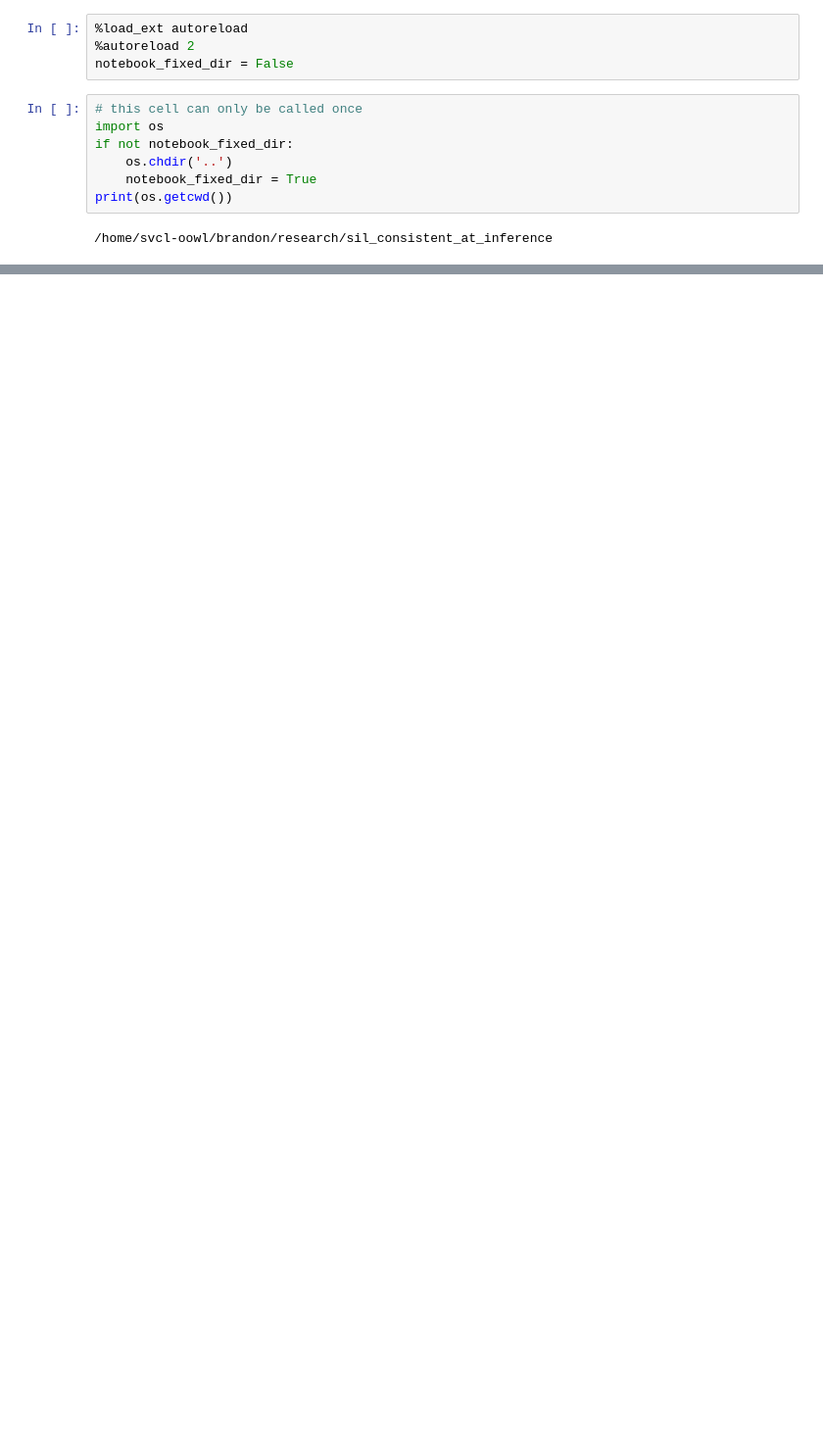
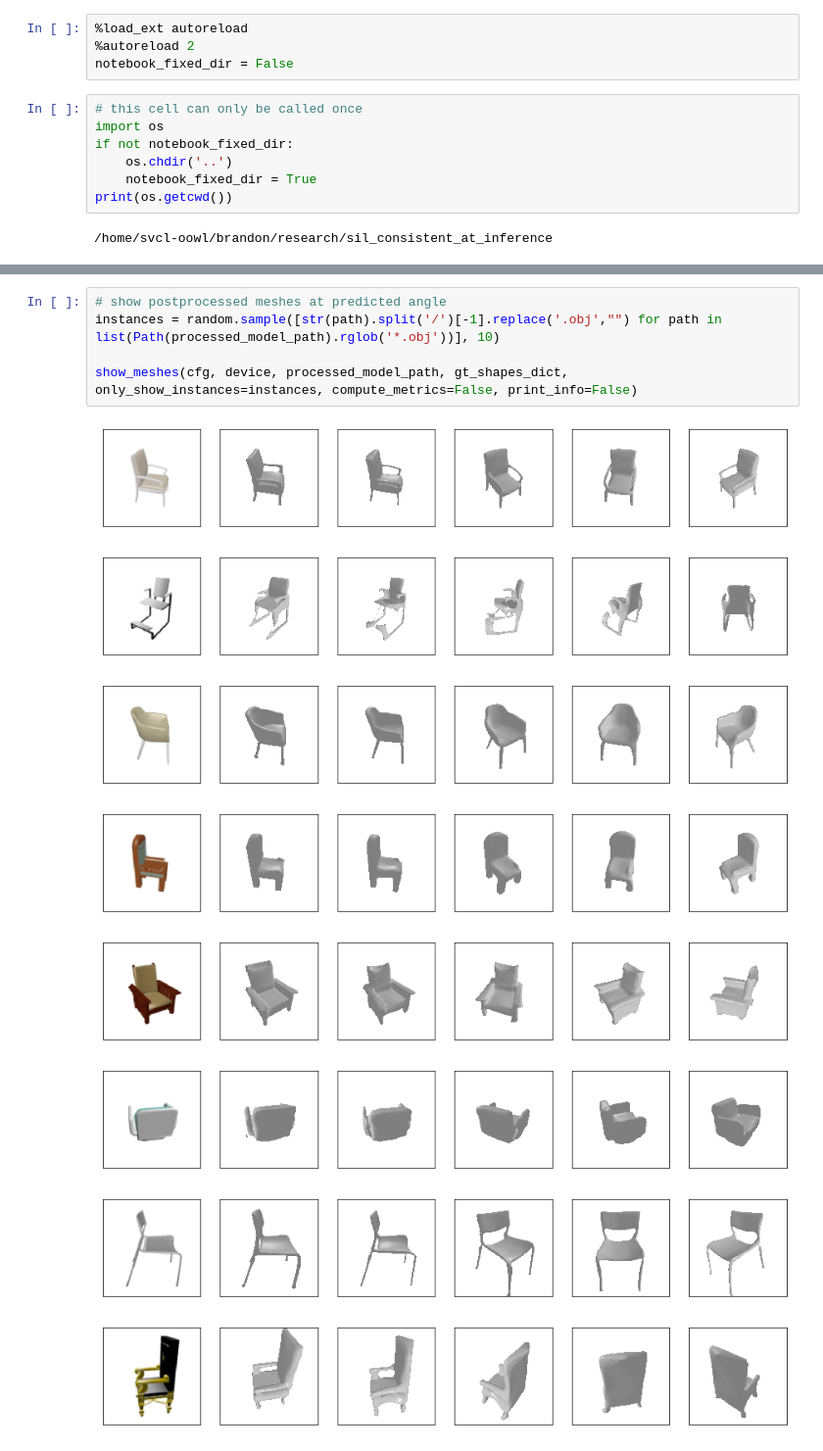
Before and after one commit to b7leung/sil_consistent_at_inference, a Jupyter notebook: notebooks/postprocess_dataset.ipynb, the cells around one changed output, grey strips where cells are left out. Shown at 98% size. Cells and saved outputs as stored; diff of their text form; blank space fills up the shorter version.

```diff
--- a/notebooks/postprocess_dataset.ipynb
+++ b/notebooks/postprocess_dataset.ipynb
@@ -173,0 +162,14 @@ Metrics after refinement -- 2d IoU: 0.8499795193883124, 3d IoU: 0.01694383472204
+# %%
+# show postprocessed meshes at predicted angle
+instances = random.sample([str(path).split('/')[-1].replace('.obj',"") for path in list(Path(processed_model_path).rglob('*.obj'))], 10)
+
+show_meshes(cfg, device, processed_model_path, gt_shapes_dict, only_show_instances=instances, compute_metrics=False, print_info=False)
+# %% [output]
+[figure, added]
+[figure, added]
+[figure, added]
+[figure, added]
+[figure, added]
+[figure, added]
+[figure, added]
+[figure, added]
```
Also changed, not shown: parts of 6 cells of this notebook, 10 other files.
